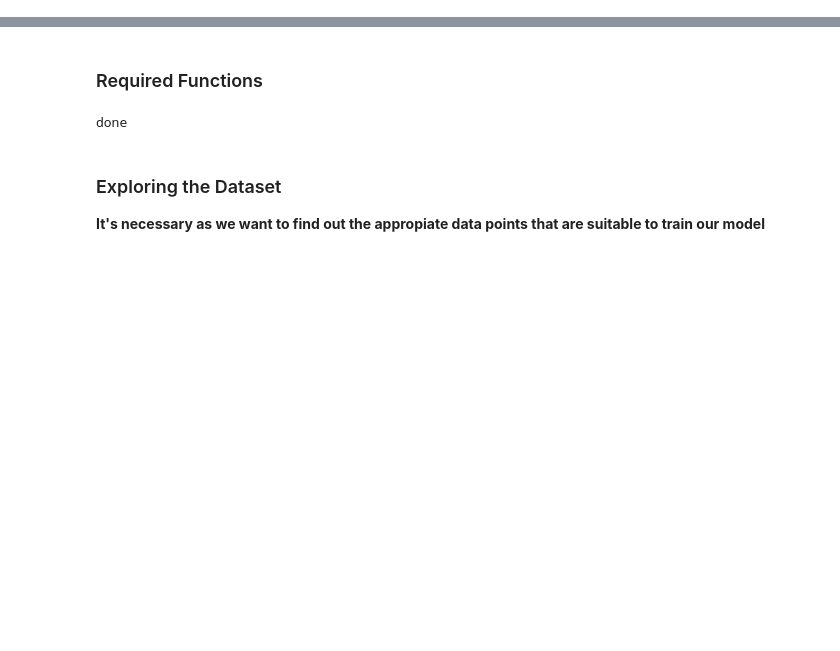
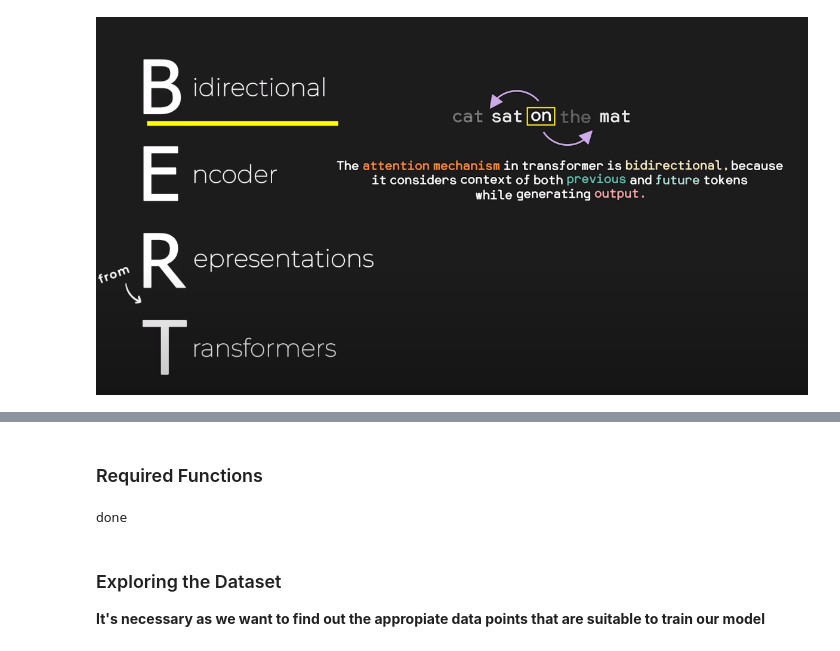
Before and after one commit to AbirAhmed72/MediMatch-Clinical-Symptom-Mapper-and-Specialist-Recommender, a Jupyter notebook: backend/models/identify-symptoms-using-huggingface-transformer.ipynb, the cells around one changed output, grey strips where cells are left out. Cells and saved outputs as stored; diff of their text form; code cells hidden in the pictures; blank space fills up the shorter version.

```diff
--- a/backend/models/identify-symptoms-using-huggingface-transformer.ipynb
+++ b/backend/models/identify-symptoms-using-huggingface-transformer.ipynb
@@ -3,3 +8,7 @@
+# %%
+display.Image("./BERT.png")
+# %% [output]
+[figure, added]
 # %%
 import pandas as pd
 import re
```
Also changed, not shown: parts of 7 cells of this notebook, 5 other files.
